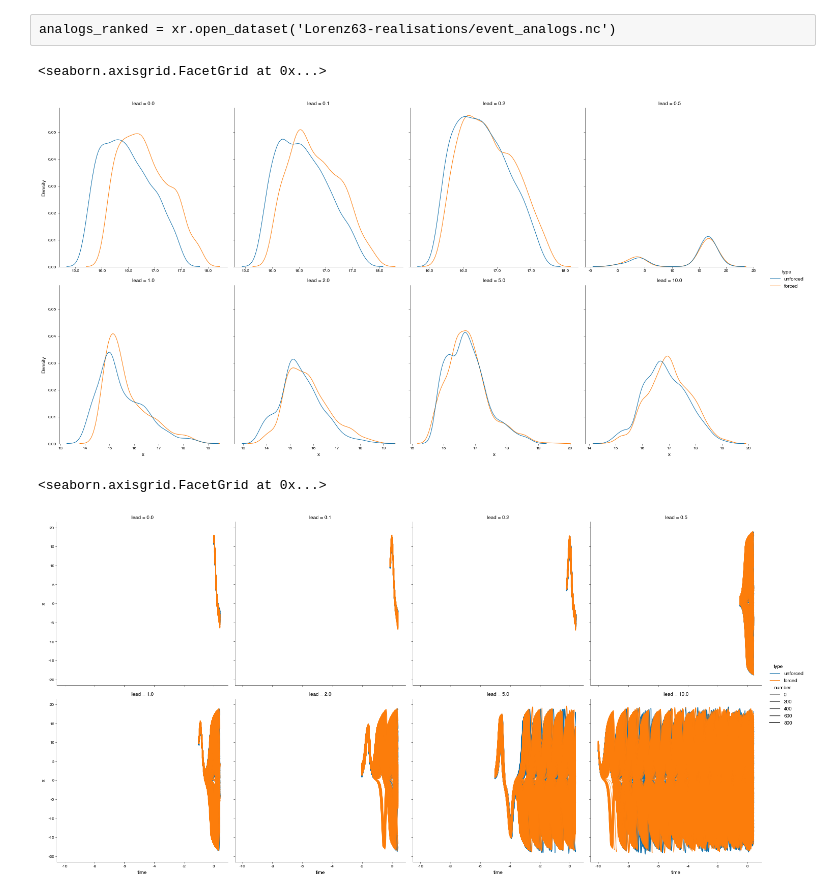
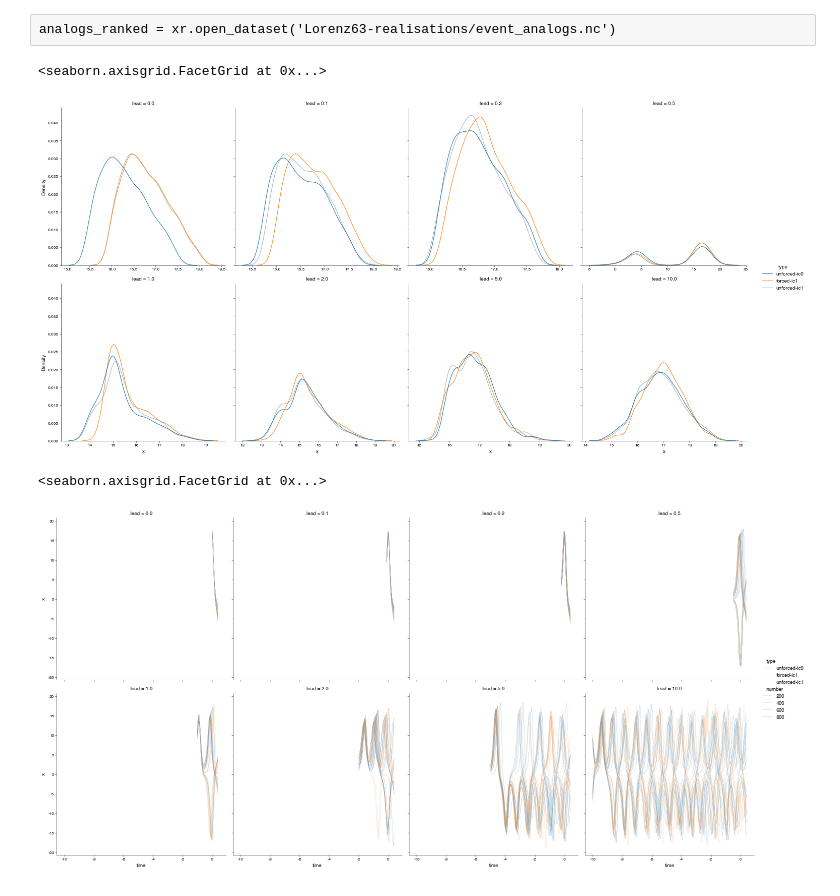
Before and after one commit to njleach/Thesis, a Jupyter notebook: Introduction/Figures/initialised-lorenz.ipynb, the cells around one changed output. Cells and saved outputs as stored; diff of their text form; code cells hidden in the pictures.

```diff
--- a/Introduction/Figures/initialised-lorenz.ipynb
+++ b/Introduction/Figures/initialised-lorenz.ipynb
@@ -147,7 +147,8 @@ ics = xr.open_dataset('Lorenz63-realisations/analogs/ics.nc')
 # %%
 def get_analogs(x,x0,n=1000,D=2):
 
-    D0 = ((((x - x0)**2).to_array().sum('variable'))**(1/2)).values
+    # try analogs based on 2D distance to y & z (our snythetic "dynamical" variables)
+    D0 = ((((x - x0)**2)[['y','z']].to_array().sum('variable'))**(1/2)).values
 
     idx = np.arange(x.time.size)[D0 < D]
 
@@ -213,21 +214,24 @@ for lead in tqdm(analogs.lead.values):
     index = np.arange(0,fclength+timestep,timestep)
 
     fcs0 = np.array([sp.integrate.odeint(lorenz, ic, index, (r,s,b,0,0)) for ic in ICs0])
-    fcs0 = xr.DataArray(data=fcs0[None,None,],dims=['type','lead','number','time','variable'],coords=dict(type=['unforced'],lead=[lead],number=np.arange(members),time=index-lead,variable=['x','y','z'])).to_dataset(dim="variable")
+    fcs0 = xr.DataArray(data=fcs0[None,None,],dims=['type','lead','number','time','variable'],coords=dict(type=['unforced-ic0'],lead=[lead],number=np.arange(members),time=index-lead,variable=['x','y','z'])).to_dataset(dim="variable")
+
+    fcs01 = np.array([sp.integrate.odeint(lorenz, ic, index, (r,s,b,0,0)) for ic in ICs1])
+    fcs01 = xr.DataArray(data=fcs01[None,None,],dims=['type','lead','number','time','variable'],coords=dict(type=['unforced-ic1'],lead=[lead],number=np.arange(members),time=index-lead,variable=['x','y','z'])).to_dataset(dim="variable")
 
     fcs1 = np.array([sp.integrate.odeint(lorenz, ic, index, (r,s,b,*F)) for ic in ICs1])
-    fcs1 = xr.DataArray(data=fcs1[None,None,],dims=['type','lead','number','time','variable'],coords=dict(type=['forced'],lead=[lead],number=np.arange(members),time=index-lead,variable=['x','y','z'])).to_dataset(dim="variable")
+    fcs1 = xr.DataArray(data=fcs1[None,None,],dims=['type','lead','number','time','variable'],coords=dict(type=['forced-ic1'],lead=[lead],number=np.arange(members),time=index-lead,variable=['x','y','z'])).to_dataset(dim="variable")
 
-    fcs += [xr.concat([fcs0,fcs1],dim='type')]
+    fcs += [xr.concat([fcs0,fcs1,fcs01],dim='type')]
 
 fcs = xr.concat(fcs,dim='lead')
 # %%
 sn.displot(data=fcs.max('time').x.to_dataframe().reset_index(),x='x',col='lead',hue='type',col_wrap=4,kind='kde',facet_kws={'sharex':False})
 # %% [output]
 <seaborn.axisgrid.FacetGrid at 0x...>
-[figure, old version]
+[figure, new version]
 # %%
-sn.relplot(data=fcs[['x','y']].to_dataframe().reset_index(),x='time',y='x',hue='type',col='lead',size='number',size_order=(0.1,0.1),col_wrap=4,kind='line')
+sn.relplot(data=fcs[['x','y']].to_dataframe().reset_index().query('number in '+str(list(np.random.choice(1000,10)))+''),x='time',y='x',hue='type',col='lead',size='number',sizes=(0.2,0.2),col_wrap=4,kind='line')
 # %% [output]
 <seaborn.axisgrid.FacetGrid at 0x...>
-[figure, old version]
+[figure, new version]
```
Also changed, not shown: parts of 2 cells of this notebook, 4 other files.
